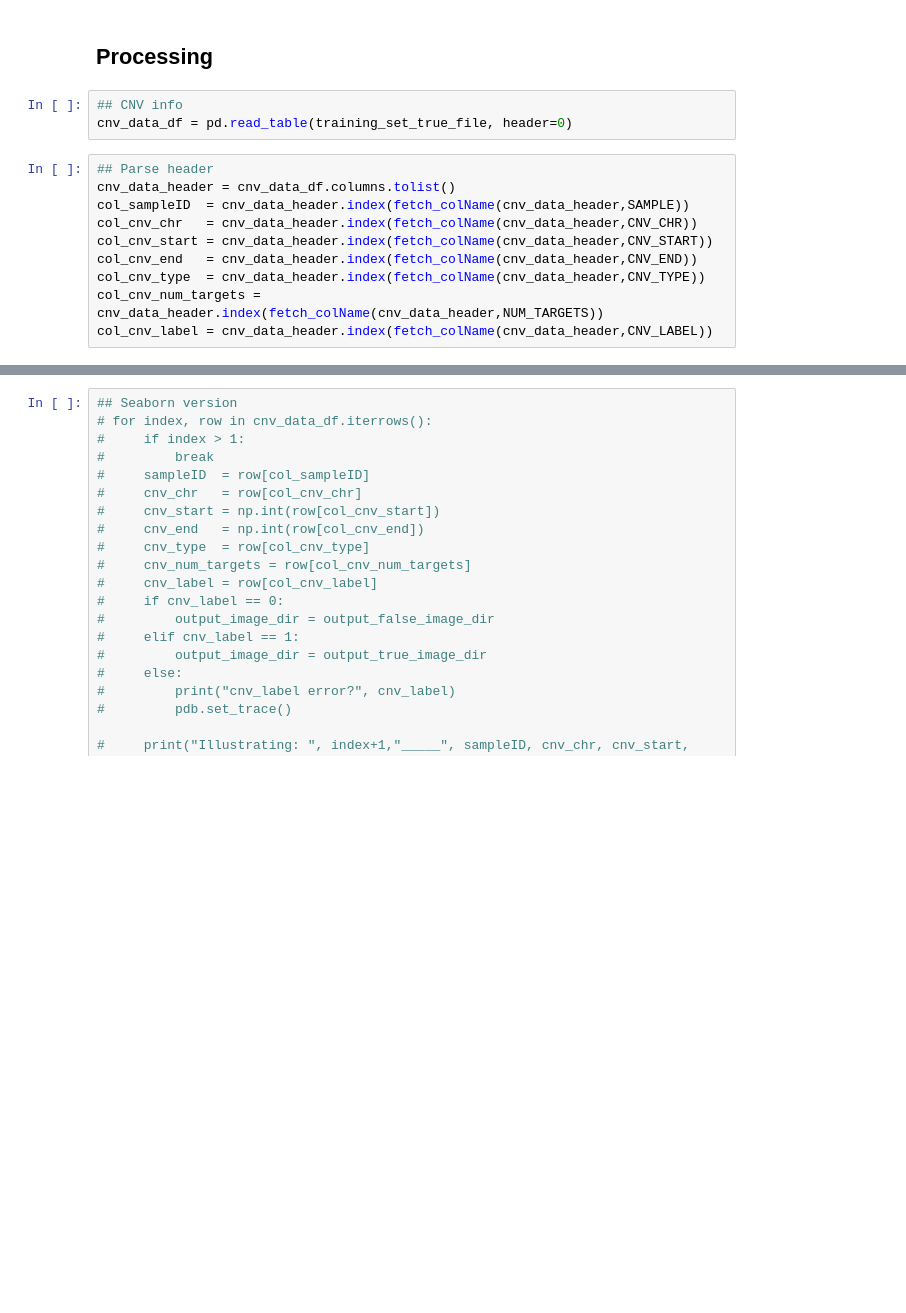
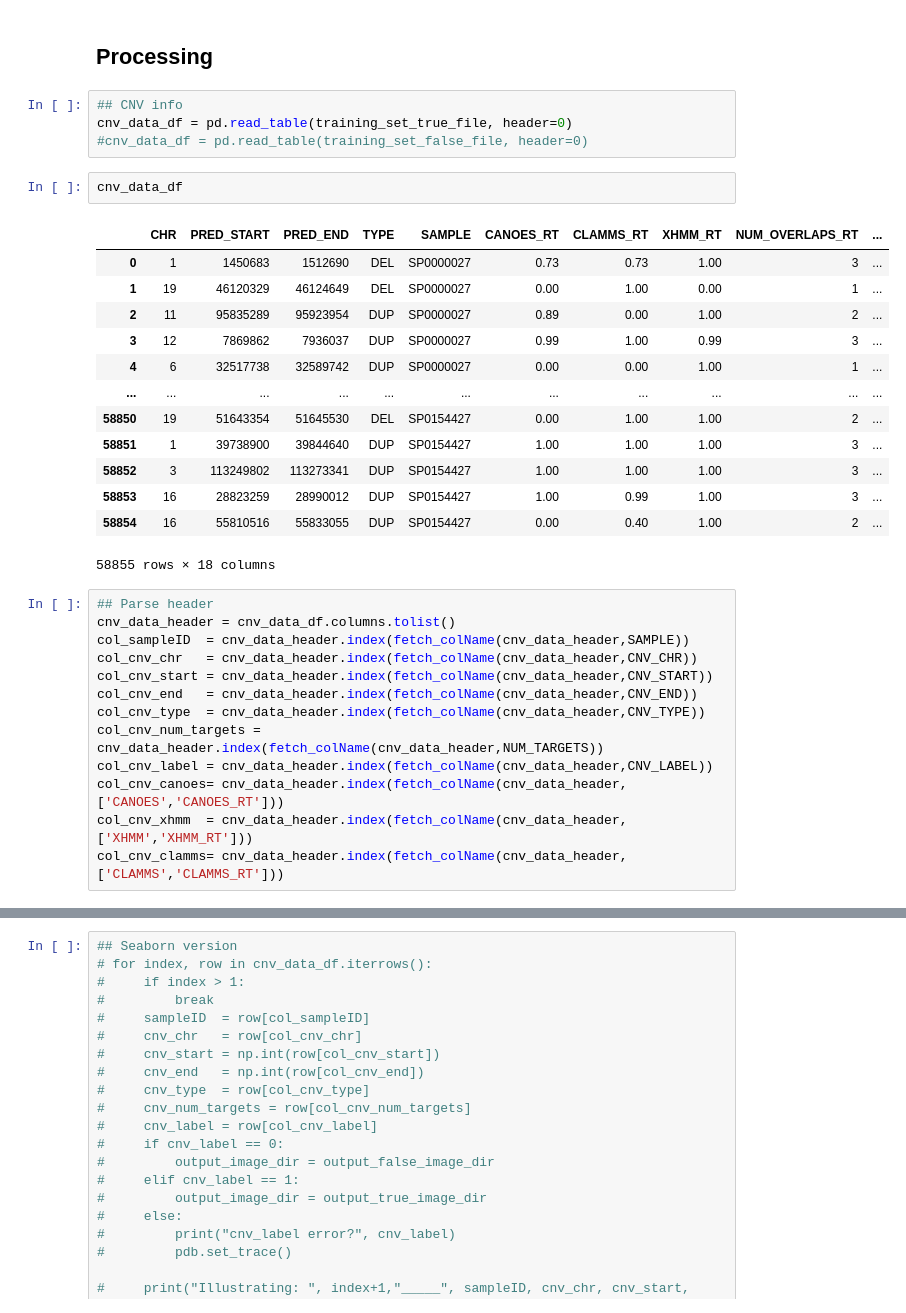
Before and after one commit to ShenLab/CNV-Espresso, a Jupyter notebook: src/generate_images.ipynb, the cells around one changed output, grey strips where cells are left out. Drawn from its saved outputs; the diff is of its cells as text; blank space fills up the shorter version.

```diff
--- a/src/generate_images.ipynb
+++ b/src/generate_images.ipynb
@@ -96,6 +127,23 @@ def fetch_colName(keyWord_list, colName_list):
 # %%
 ## CNV info
 cnv_data_df = pd.read_table(training_set_true_file, header=0)
+#cnv_data_df = pd.read_table(training_set_false_file, header=0)
+# %%
+cnv_data_df
+# %% [output]
+|  | CHR | PRED_START | PRED_END | TYPE | SAMPLE | CANOES_RT | CLAMMS_RT | XHMM_RT | NUM_OVERLAPS_RT | ... |
+| 0 | 1 | 1450683 | 1512690 | DEL | SP0000027 | 0.73 | 0.73 | 1.00 | 3 | ... |
+| 1 | 19 | 46120329 | 46124649 | DEL | SP0000027 | 0.00 | 1.00 | 0.00 | 1 | ... |
+| 2 | 11 | 95835289 | 95923954 | DUP | SP0000027 | 0.89 | 0.00 | 1.00 | 2 | ... |
+| 3 | 12 | 7869862 | 7936037 | DUP | SP0000027 | 0.99 | 1.00 | 0.99 | 3 | ... |
+| 4 | 6 | 32517738 | 32589742 | DUP | SP0000027 | 0.00 | 0.00 | 1.00 | 1 | ... |
+| ... | ... | ... | ... | ... | ... | ... | ... | ... | ... | ... |
+| 58850 | 19 | 51643354 | 51645530 | DEL | SP0154427 | 0.00 | 1.00 | 1.00 | 2 | ... |
+| 58851 | 1 | 39738900 | 39844640 | DUP | SP0154427 | 1.00 | 1.00 | 1.00 | 3 | ... |
+| 58852 | 3 | 113249802 | 113273341 | DUP | SP0154427 | 1.00 | 1.00 | 1.00 | 3 | ... |
+| 58853 | 16 | 28823259 | 28990012 | DUP | SP0154427 | 1.00 | 0.99 | 1.00 | 3 | ... |
+| 58854 | 16 | 55810516 | 55833055 | DUP | SP0154427 | 0.00 | 0.40 | 1.00 | 2 | ... |
+58855 rows × 18 columns
 # %%
 ## Parse header
 cnv_data_header = cnv_data_df.columns.tolist()
@@ -106,6 +154,9 @@ col_cnv_end   = cnv_data_header.index(fetch_colName(cnv_data_header,CNV_END))
 col_cnv_type  = cnv_data_header.index(fetch_colName(cnv_data_header,CNV_TYPE))
 col_cnv_num_targets = cnv_data_header.index(fetch_colName(cnv_data_header,NUM_TARGETS))
 col_cnv_label = cnv_data_header.index(fetch_colName(cnv_data_header,CNV_LABEL))
+col_cnv_canoes= cnv_data_header.index(fetch_colName(cnv_data_header,['CANOES','CANOES_RT']))
+col_cnv_xhmm  = cnv_data_header.index(fetch_colName(cnv_data_header,['XHMM','XHMM_RT']))
+col_cnv_clamms= cnv_data_header.index(fetch_colName(cnv_data_header,['CLAMMS','CLAMMS_RT']))
 # %%
 for index, row in cnv_data_df.iterrows():
 #     row = next(cnv_data_df.iterrows())[1]
```
Also changed, not shown: parts of 9 cells of this notebook, 2 other files.
